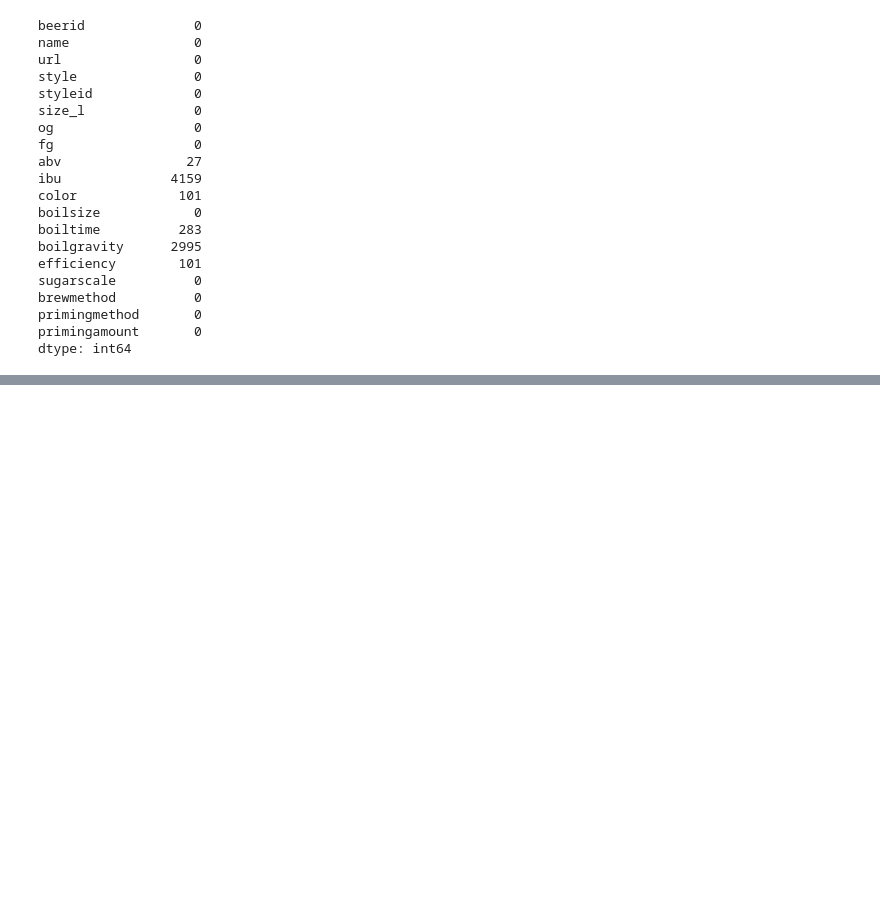
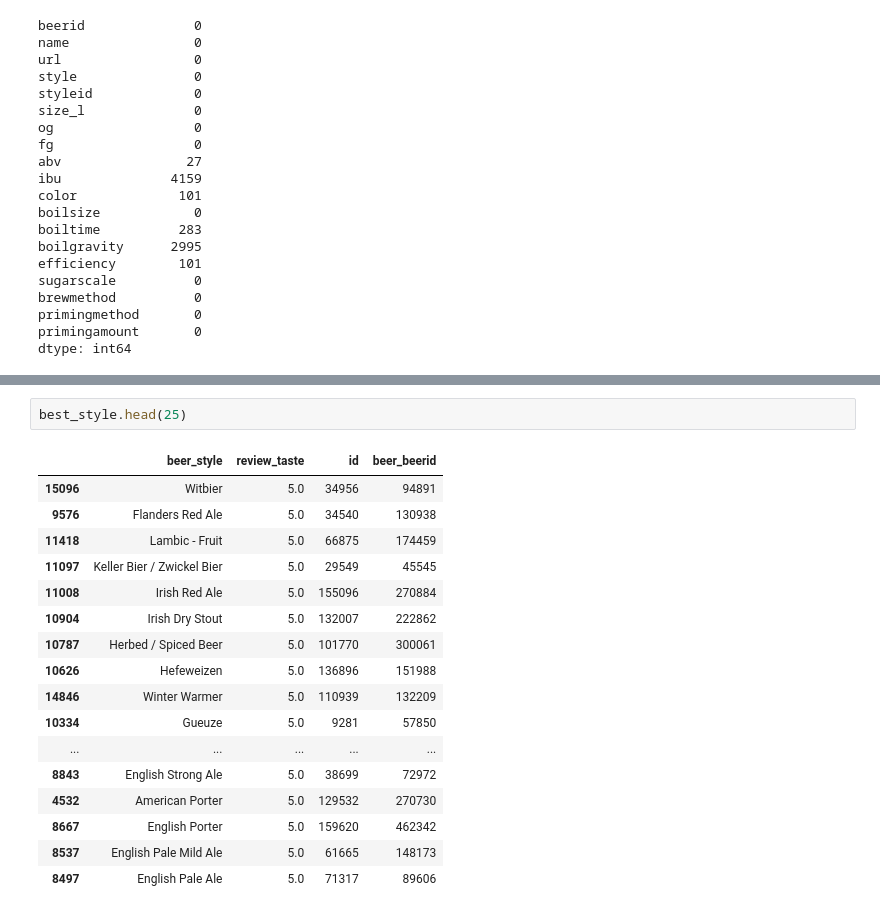
Before and after one commit to chase-dalton/Das-Boot-Brew-Review, a Jupyter notebook: Machine_learning/db_template.ipynb, the cells around one changed output, grey strips where cells are left out. Drawn from its saved outputs; the diff is of its cells as text; blank space fills up the shorter version.

```diff
--- a/Machine_learning/db_template.ipynb
+++ b/Machine_learning/db_template.ipynb
@@ -156,0 +225,20 @@ reviews_df.sample(10)
+# %%
+best_style.head(25)
+# %% [output]
+|  | beer_style | review_taste | id | beer_beerid |
+| 15096 | Witbier | 5.0 | 34956 | 94891 |
+| 9576 | Flanders Red Ale | 5.0 | 34540 | 130938 |
+| 11418 | Lambic - Fruit | 5.0 | 66875 | 174459 |
+| 11097 | Keller Bier / Zwickel Bier | 5.0 | 29549 | 45545 |
+| 11008 | Irish Red Ale | 5.0 | 155096 | 270884 |
+| 10904 | Irish Dry Stout | 5.0 | 132007 | 222862 |
+| 10787 | Herbed / Spiced Beer | 5.0 | 101770 | 300061 |
+| 10626 | Hefeweizen | 5.0 | 136896 | 151988 |
+| 14846 | Winter Warmer | 5.0 | 110939 | 132209 |
+| 10334 | Gueuze | 5.0 | 9281 | 57850 |
+| ... | ... | ... | ... | ... |
+| 8843 | English Strong Ale | 5.0 | 38699 | 72972 |
+| 4532 | American Porter | 5.0 | 129532 | 270730 |
+| 8667 | English Porter | 5.0 | 159620 | 462342 |
+| 8537 | English Pale Mild Ale | 5.0 | 61665 | 148173 |
+| 8497 | English Pale Ale | 5.0 | 71317 | 89606 |
```
Also changed, not shown: parts of 8 cells of this notebook, 2 other files.
